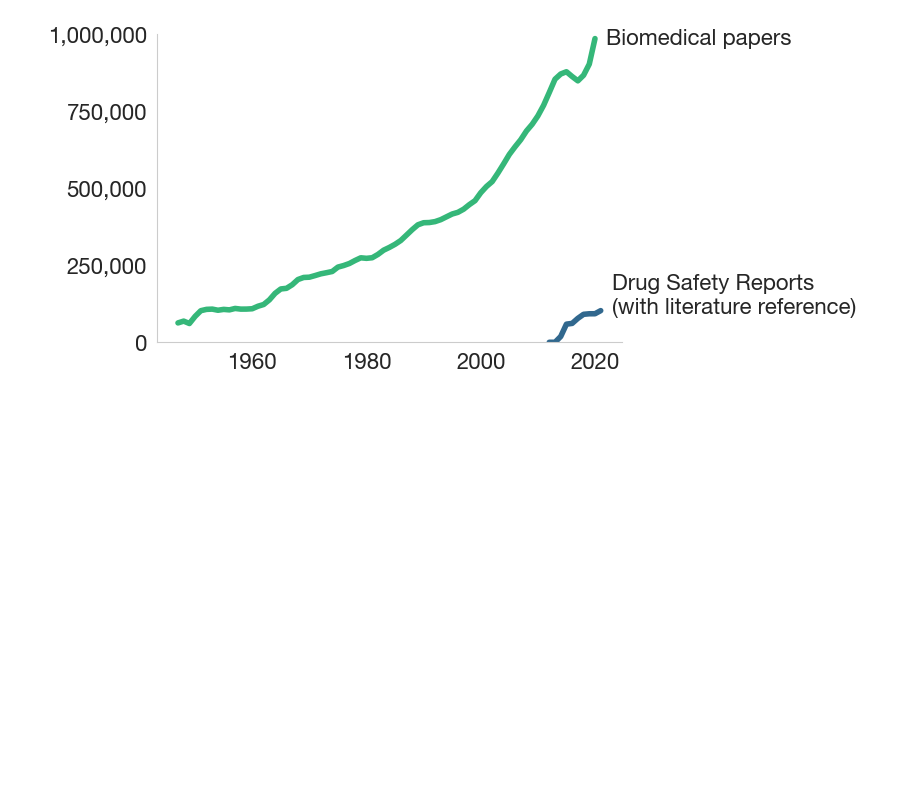
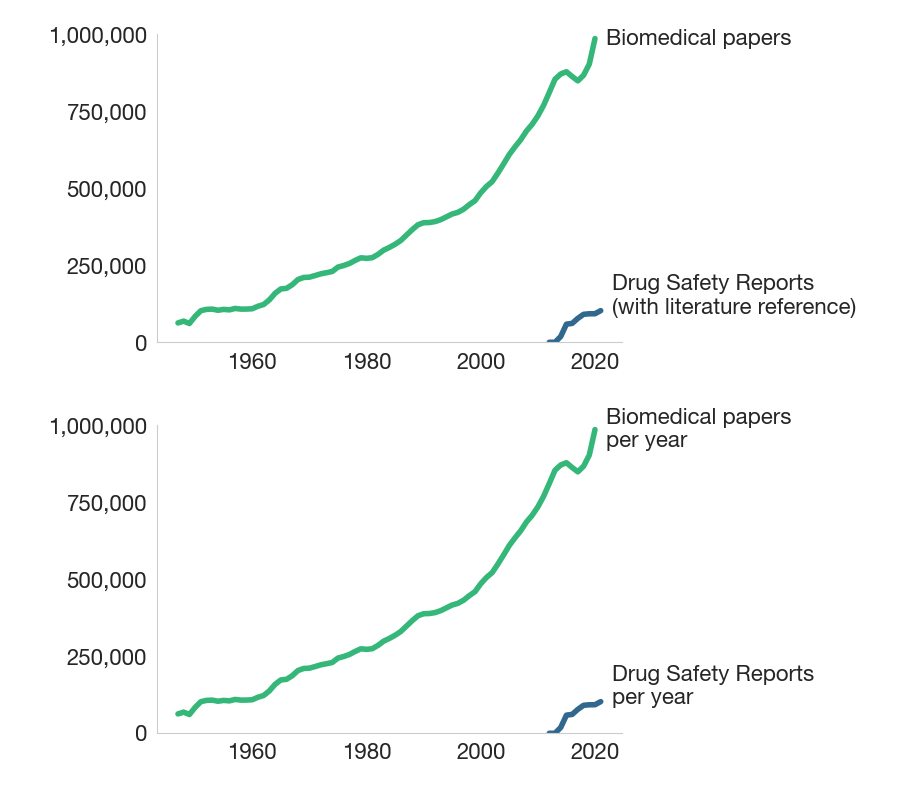
Before and after one commit to KarelDO/BioDEX, a Jupyter notebook: analysis/medline_citations_per_year.ipynb, the cells around one changed output. Cells and saved outputs as stored; diff of their text form; code cells hidden in the pictures; blank space fills up the shorter version.

Commit message:
added per year to graphs

```diff
--- a/analysis/medline_citations_per_year.ipynb
+++ b/analysis/medline_citations_per_year.ipynb
@@ -422,3 +422,100 @@ plt.savefig('./plots/reports_and_articles_per_year.png', dpi=300, bbox_inches='t
 plt.show()
 # %% [output]
 [figure]
+# %%
+import pandas as pd
+import matplotlib.pyplot as plt
+import numpy as np
+import seaborn as sns
+
+import re
+
+
+sns.set_style('whitegrid')
+
+plt.rcParams['font.family'] = 'Helvetica Neue'
+
+# Set font size for the tick labels
+plt.rcParams['font.size'] = 16
+
+
+cmap = plt.get_cmap('viridis')
+colors = cmap(np.linspace(0, 1, 4))
+
+# Plot the data
+fig, ax = plt.subplots(figsize=(6, 4))  # Set figure size
+
+# data_safetyreports.plot(x='year', y='reports', ax=ax, color=colors[0], style='-', linewidth='4')
+data_medline.plot(x='year', y='citations', ax=ax, color=colors[2], style='-', linewidth='4')
+data_faers_litref.plot(x='year', y='reports', ax=ax, color=colors[1], style='-', linewidth='4')
+
+
+# Remove grid lines
+ax.grid(False)
+
+# Remove horizontal and vertical axis lines
+ax.spines['top'].set_visible(False)
+ax.spines['right'].set_visible(False)
+
+# Annotate the final point of the curve
+faers_x = data_safetyreports['year'].iloc[-1]
+faers_y = data_safetyreports['reports'].iloc[-1]
+litref_x = data_faers_litref['year'].iloc[-1]
+litref_y = data_faers_litref['reports'].iloc[-1]
+medline_x = data_medline['year'].iloc[-1]
+medline_y = data_medline['citations'].iloc[-1]
+
+ax.legend().remove()
+
+# Set the y-axis limits and tick positions
+# y_min = data['reports'].min()
+# y_max = data['reports'].max()
+y_min = -0
+# y_max = 2000000
+y_max = 1000000
+x_min = 1930
+x_max = 2022
+ax.set_ylim(y_min, y_max)
+# ax.set_ylim(y_min, y_max)
+# ax.set_xlim(x_min, x_max)
+ax.yaxis.set_ticks(np.linspace(y_min + 0, y_max, 5))
+# ax.xaxis.set_ticks(np.linspace(x_min + 10, x_max , 3))
+
+ax.yaxis.set_major_formatter(plt.FuncFormatter(lambda x, _: '{:,.0f}'.format(x)))
+
+arrowprops = dict(
+    arrowstyle="<-",
+    color='gray')
+
+# ax.annotate('Drug Safety Reports\n(all)',
+#             xy=(faers_x + 0.2, faers_y),
+#             xytext=(faers_x + 2, faers_y),  # Adjust the position of the annotation
+#             # arrowprops=arrowprops,
+#             annotation_clip=False,
+#             ha='left',
+#             va='center')
+ax.annotate('Drug Safety Reports\nper year',
+            xy=(litref_x + 0.2, litref_y),
+            xytext=(litref_x + 2, litref_y + 50000),  # Adjust the position of the annotation
+            # arrowprops=arrowprops,
+            annotation_clip=False,
+            ha='left',
+            va='center')
+ax.annotate('Biomedical papers\nper year',
+            xy=(medline_x + 0.2, medline_y),
+            xytext=(medline_x + 2, medline_y),  # Adjust the position of the annotation
+            # arrowprops=arrowprops,
+            annotation_clip=False,
+            ha='left',
+            va='center')
+
+# Set title and labels
+# plt.title('Biomedical papers vs. drug safety reports\n')
+plt.xlabel('')
+# plt.ylabel('Number of Reports')
+
+# Show the plot
+plt.savefig('./plots/reports_and_articles_per_year.png', dpi=300, bbox_inches='tight')
+plt.show()
+# %% [output]
+[figure, added]
```
Also changed, not shown: 1 other file.
